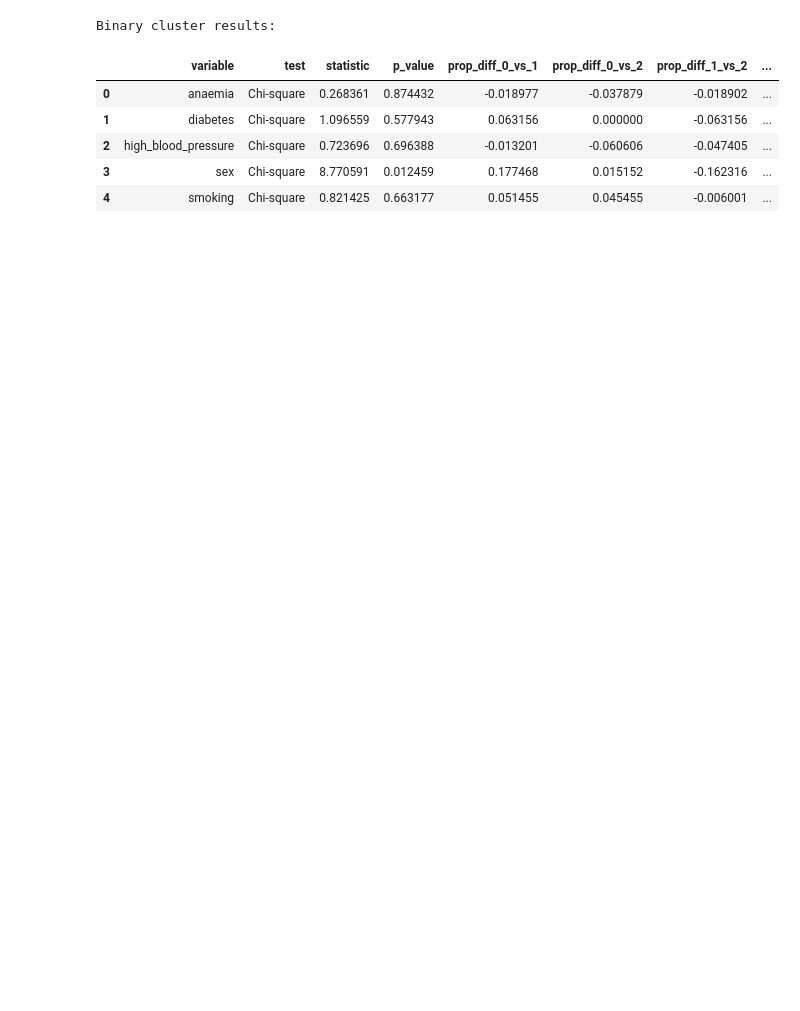
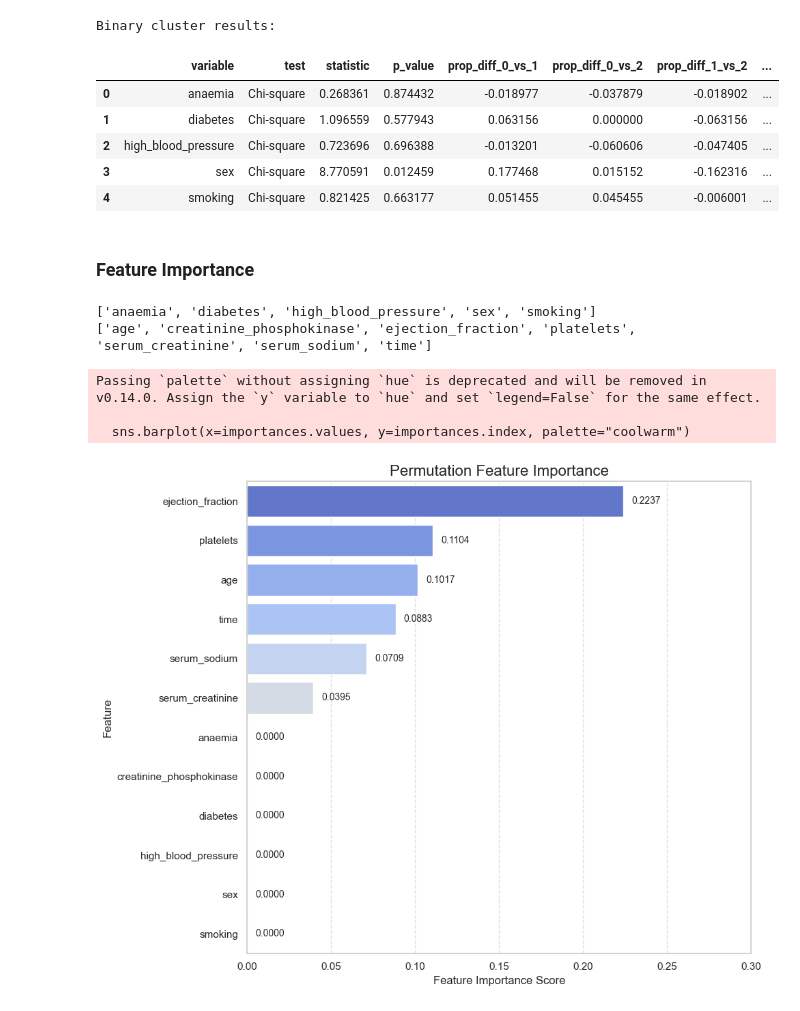
Before and after one commit to Abudo-S/HeartDiseaseClustering, a Jupyter notebook: ClusterAssignment.ipynb, the cells around one changed output. Drawn from its saved outputs; the diff is of its cells as text; code cells hidden in the pictures; blank space fills up the shorter version.

```diff
--- a/ClusterAssignment.ipynb
+++ b/ClusterAssignment.ipynb
@@ -634,3 +671,11 @@ Binary cluster results:
 | 2 | high_blood_pressure | Chi-square | 0.723696 | 0.696388 | -0.013201 | -0.060606 | -0.047405 | ... |
 | 3 | sex | Chi-square | 8.770591 | 0.012459 | 0.177468 | 0.015152 | -0.162316 | ... |
 | 4 | smoking | Chi-square | 0.821425 | 0.663177 | 0.051455 | 0.045455 | -0.006001 | ... |
+# %% [markdown]
+### Feature Importance
+# %%
+print(binary_features)
+print(numeric_features)
+# %% [output]
+['anaemia', 'diabetes', 'high_blood_pressure', 'sex', 'smoking']
+['age', 'creatinine_phosphokinase', 'ejection_fraction', 'platelets', 'serum_creatinine', 'serum_sodium', 'time']
@@ -636,0 +729,19 @@ Binary cluster results:
+# %%
+plt.figure(figsize=(10, 8))
+sns.barplot(x=importances.values, y=importances.index, palette="coolwarm")
+
+plt.title('Permutation Feature Importance', fontsize=16)
+plt.xlabel('Feature Importance Score', fontsize=12)
+plt.ylabel('Feature', fontsize=12)
+plt.xlim(xmax=0.30)
+
+for index, value in enumerate(importances.values):
+    plt.text(value + 0.005, index, f'{value:.4f}', va='center', fontsize=10)
+
+plt.grid(axis='x', linestyle='--', alpha=0.6)
+plt.tight_layout()
+# %% [output]
+Passing `palette` without assigning `hue` is deprecated and will be removed in v0.14.0. Assign the `y` variable to `hue` and set `legend=False` for the same effect.
+
+  sns.barplot(x=importances.values, y=importances.index, palette="coolwarm")
+[figure, added]
```
Also changed, not shown: parts of 16 cells of this notebook.
